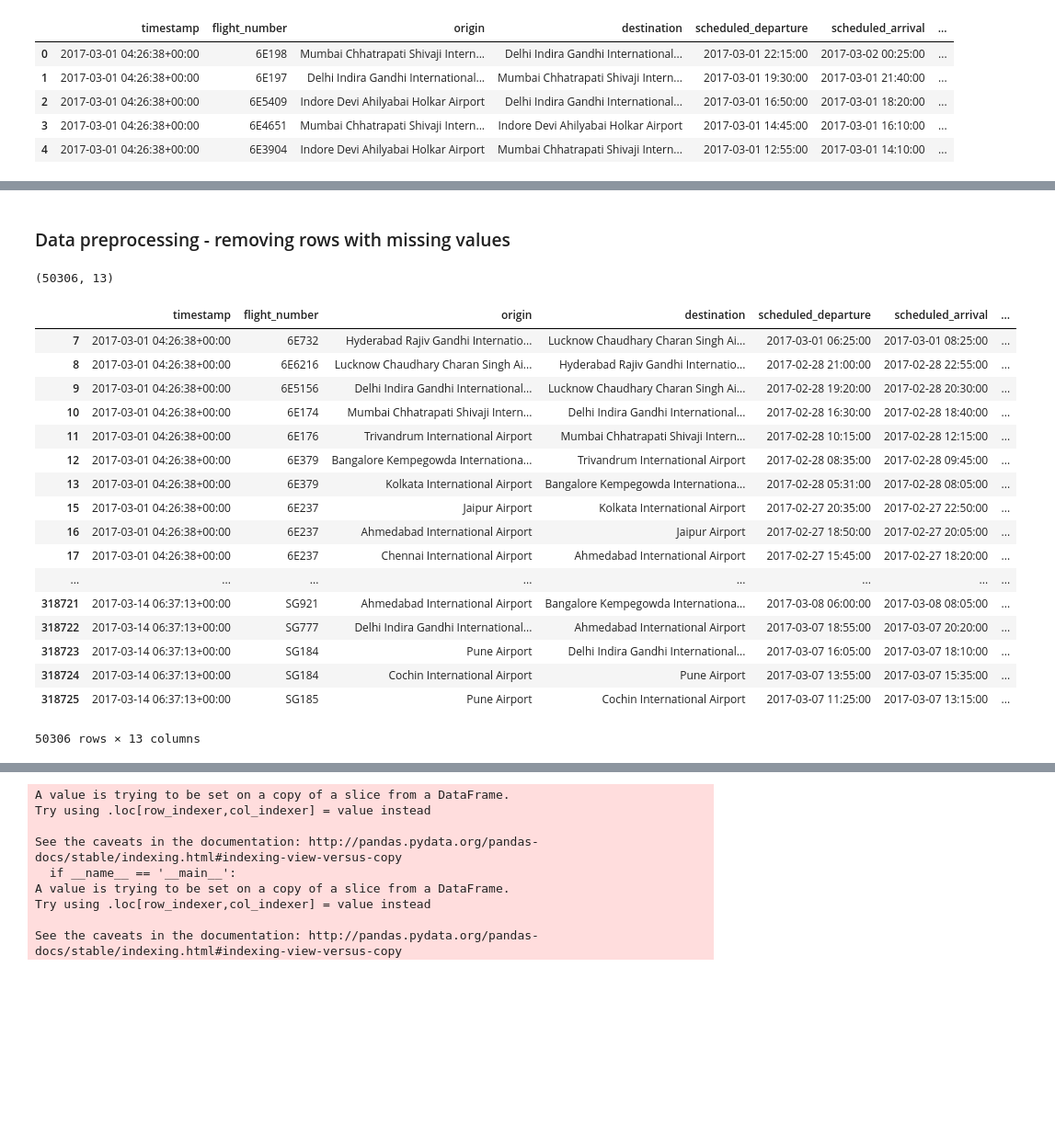
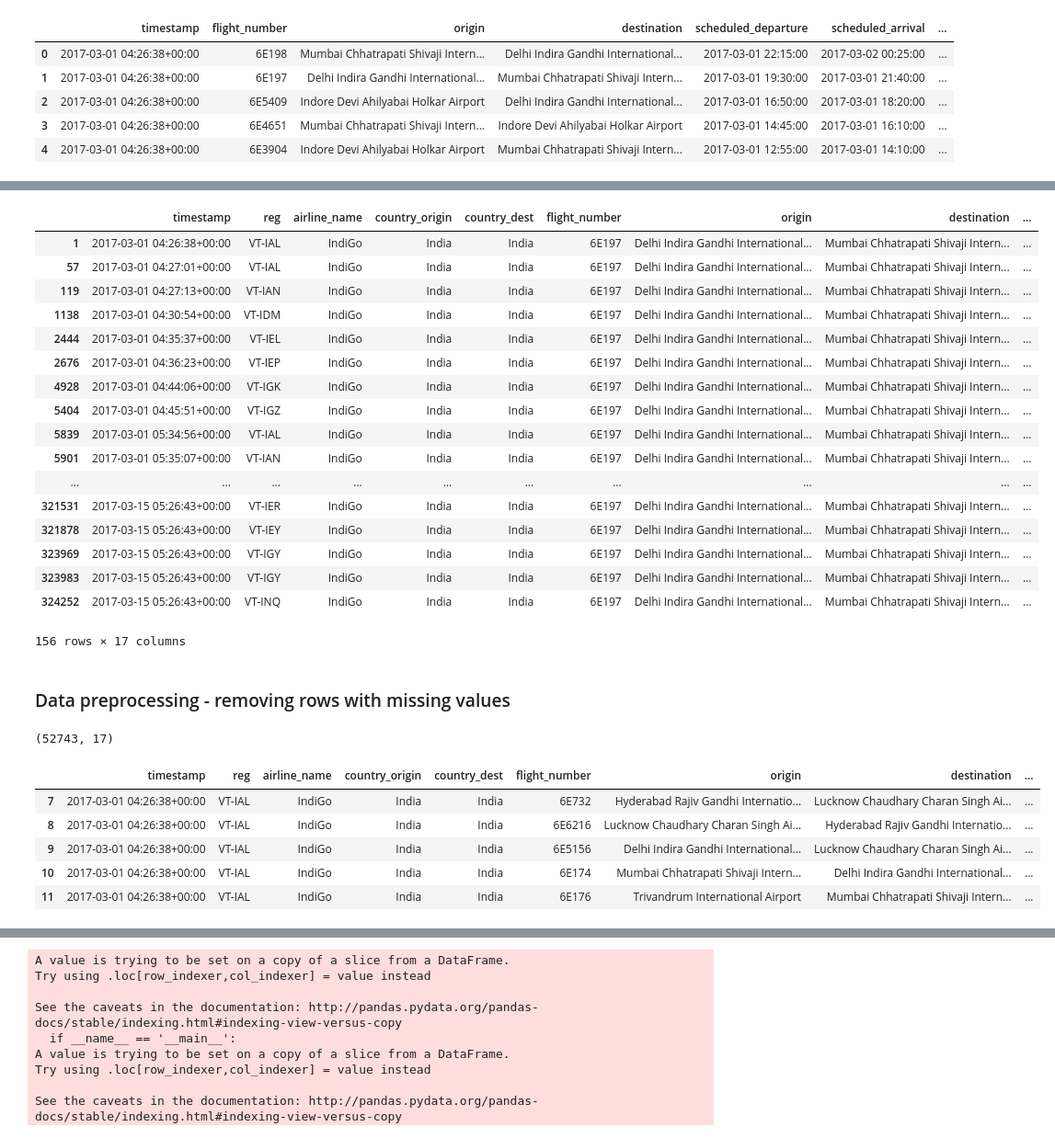
Before and after one commit to paulocoehlo1992/flight, a Jupyter notebook: Getting formatted data from mongoDB.ipynb, the cells around one changed output, grey strips where cells are left out. Shown: that part at 92% size. Drawn from its saved outputs; the diff is of its cells as text; code cells hidden in the pictures; blank space fills up the shorter version.

```diff
--- a/Getting formatted data from mongoDB.ipynb
+++ b/Getting formatted data from mongoDB.ipynb
@@ -127,6 +127,8 @@ def extract(collection):
     distance_travelled=[]
     country_origin=[]
     country_destination=[]
+    airline_name=[]
+    registration=[]
     for item in collection:
         if item['airport']['origin']==None or item['airport']['destination']==None:
             distance_travelled.append("0 km")
@@ -157,8 +159,10 @@ def extract(collection):
 
         if item['airport']['destination']==None:
             destination.append("None")
+            country_destination.append("None")
         else:
             destination.append(item['airport']['destination']['name'])
+            country_destination.append(item['airport']['destination']['position']['country']['name'])
         if item['time']['estimated']['arrival']==None:
             estimated_arrival.append("None")
         else:
@@ -183,6 +187,15 @@ def extract(collection):
             real_departure.append('None')
         else:
             real_departure.append(from_unix_timestamp(item['time']['real']['departure']))
+        # New added code
+        if item['aircraft']['registration']==None:
+            registration.append("None")
+        else:
+            registration.append(item['aircraft']['registration'])
+        if item['airline']==None or item['airline']['name']==None:
+            airline_name.append("None")
+        else:
+            airline_name.append(item['airline']['name'])
         if item['time']['other']['duration']==None:
             duration.append("None")
         else:
@@ -191,9 +204,10 @@ def extract(collection):
 
     df=pd.DataFrame({"timestamp":timestamp,"origin":origin,"destination":destination,"estimated_arrival":estimated_arrival,"estimated_departure":
                 estimated_departure,"real_arrival":real_arrival,"real_departure":real_departure,"scheduled_arrival":scheduled_arrival,"scheduled_departure":
-                scheduled_departure,"flight_number":flight_number,"status":status_text,"duration":duration,"distance_travelled":distance_travelled})
+                scheduled_departure,"flight_number":flight_number,"status":status_text,"duration":duration,"distance_travelled":distance_travelled,
+                    "country_origin":country_origin,"country_dest":country_destination,"reg":registration,"airline_name":airline_name})
 
-    df=df[["timestamp","flight_number","origin","destination","scheduled_departure","scheduled_arrival","estimated_departure","estimated_arrival",
+    df=df[["timestamp","reg","airline_name","country_origin","country_dest","flight_number","origin","destination","scheduled_departure","scheduled_arrival","estimated_departure","estimated_arrival",
       "real_departure","real_arrival","status","duration","distance_travelled"]]
 
     return df
@@ -230,3 +224,24 @@ k.head(20)
+# %%
+k[k.flight_number=="6E197"]
+# %% [output]
+|  | timestamp | reg | airline_name | country_origin | country_dest | flight_number | origin | destination | ... |
+| 1 | 2017-03-01 04:26:38+00:00 | VT-IAL | IndiGo | India | India | 6E197 | Delhi Indira Gandhi International... | Mumbai Chhatrapati Shivaji Intern... | ... |
+| 57 | 2017-03-01 04:27:01+00:00 | VT-IAL | IndiGo | India | India | 6E197 | Delhi Indira Gandhi International... | Mumbai Chhatrapati Shivaji Intern... | ... |
+| 119 | 2017-03-01 04:27:13+00:00 | VT-IAN | IndiGo | India | India | 6E197 | Delhi Indira Gandhi International... | Mumbai Chhatrapati Shivaji Intern... | ... |
+| 1138 | 2017-03-01 04:30:54+00:00 | VT-IDM | IndiGo | India | India | 6E197 | Delhi Indira Gandhi International... | Mumbai Chhatrapati Shivaji Intern... | ... |
+| 2444 | 2017-03-01 04:35:37+00:00 | VT-IEL | IndiGo | India | India | 6E197 | Delhi Indira Gandhi International... | Mumbai Chhatrapati Shivaji Intern... | ... |
+| 2676 | 2017-03-01 04:36:23+00:00 | VT-IEP | IndiGo | India | India | 6E197 | Delhi Indira Gandhi International... | Mumbai Chhatrapati Shivaji Intern... | ... |
+| 4928 | 2017-03-01 04:44:06+00:00 | VT-IGK | IndiGo | India | India | 6E197 | Delhi Indira Gandhi International... | Mumbai Chhatrapati Shivaji Intern... | ... |
+| 5404 | 2017-03-01 04:45:51+00:00 | VT-IGZ | IndiGo | India | India | 6E197 | Delhi Indira Gandhi International... | Mumbai Chhatrapati Shivaji Intern... | ... |
+| 5839 | 2017-03-01 05:34:56+00:00 | VT-IAL | IndiGo | India | India | 6E197 | Delhi Indira Gandhi International... | Mumbai Chhatrapati Shivaji Intern... | ... |
+| 5901 | 2017-03-01 05:35:07+00:00 | VT-IAN | IndiGo | India | India | 6E197 | Delhi Indira Gandhi International... | Mumbai Chhatrapati Shivaji Intern... | ... |
+| ... | ... | ... | ... | ... | ... | ... | ... | ... | ... |
+| 321531 | 2017-03-15 05:26:43+00:00 | VT-IER | IndiGo | India | India | 6E197 | Delhi Indira Gandhi International... | Mumbai Chhatrapati Shivaji Intern... | ... |
+| 321878 | 2017-03-15 05:26:43+00:00 | VT-IEY | IndiGo | India | India | 6E197 | Delhi Indira Gandhi International... | Mumbai Chhatrapati Shivaji Intern... | ... |
+| 323969 | 2017-03-15 05:26:43+00:00 | VT-IGY | IndiGo | India | India | 6E197 | Delhi Indira Gandhi International... | Mumbai Chhatrapati Shivaji Intern... | ... |
+| 323983 | 2017-03-15 05:26:43+00:00 | VT-IGY | IndiGo | India | India | 6E197 | Delhi Indira Gandhi International... | Mumbai Chhatrapati Shivaji Intern... | ... |
+| 324252 | 2017-03-15 05:26:43+00:00 | VT-INQ | IndiGo | India | India | 6E197 | Delhi Indira Gandhi International... | Mumbai Chhatrapati Shivaji Intern... | ... |
+156 rows × 17 columns
 # %% [markdown]
 ### Data preprocessing - removing rows with missing values
 # %%
@@ -240,28 +255,16 @@ new_data=data.drop_duplicates(subset=["flight_number","origin","destination","sc
 # %%
 new_data.shape
 # %% [output]
-(50306, 13)
+(52743, 17)
 # %%
-new_data
+new_data.head()
 # %% [output]
-|  | timestamp | flight_number | origin | destination | scheduled_departure | scheduled_arrival | ... |
-| 7 | 2017-03-01 04:26:38+00:00 | 6E732 | Hyderabad Rajiv Gandhi Internatio... | Lucknow Chaudhary Charan Singh Ai... | 2017-03-01 06:25:00 | 2017-03-01 08:25:00 | ... |
-| 8 | 2017-03-01 04:26:38+00:00 | 6E6216 | Lucknow Chaudhary Charan Singh Ai... | Hyderabad Rajiv Gandhi Internatio... | 2017-02-28 21:00:00 | 2017-02-28 22:55:00 | ... |
-| 9 | 2017-03-01 04:26:38+00:00 | 6E5156 | Delhi Indira Gandhi International... | Lucknow Chaudhary Charan Singh Ai... | 2017-02-28 19:20:00 | 2017-02-28 20:30:00 | ... |
-| 10 | 2017-03-01 04:26:38+00:00 | 6E174 | Mumbai Chhatrapati Shivaji Intern... | Delhi Indira Gandhi International... | 2017-02-28 16:30:00 | 2017-02-28 18:40:00 | ... |
-| 11 | 2017-03-01 04:26:38+00:00 | 6E176 | Trivandrum International Airport | Mumbai Chhatrapati Shivaji Intern... | 2017-02-28 10:15:00 | 2017-02-28 12:15:00 | ... |
-| 12 | 2017-03-01 04:26:38+00:00 | 6E379 | Bangalore Kempegowda Internationa... | Trivandrum International Airport | 2017-02-28 08:35:00 | 2017-02-28 09:45:00 | ... |
-| 13 | 2017-03-01 04:26:38+00:00 | 6E379 | Kolkata International Airport | Bangalore Kempegowda Internationa... | 2017-02-28 05:31:00 | 2017-02-28 08:05:00 | ... |
-| 15 | 2017-03-01 04:26:38+00:00 | 6E237 | Jaipur Airport | Kolkata International Airport | 2017-02-27 20:35:00 | 2017-02-27 22:50:00 | ... |
-| 16 | 2017-03-01 04:26:38+00:00 | 6E237 | Ahmedabad International Airport | Jaipur Airport | 2017-02-27 18:50:00 | 2017-02-27 20:05:00 | ... |
-| 17 | 2017-03-01 04:26:38+00:00 | 6E237 | Chennai International Airport | Ahmedabad International Airport | 2017-02-27 15:45:00 | 2017-02-27 18:20:00 | ... |
-| ... | ... | ... | ... | ... | ... | ... | ... |
-| 318721 | 2017-03-14 06:37:13+00:00 | SG921 | Ahmedabad International Airport | Bangalore Kempegowda Internationa... | 2017-03-08 06:00:00 | 2017-03-08 08:05:00 | ... |
-| 318722 | 2017-03-14 06:37:13+00:00 | SG777 | Delhi Indira Gandhi International... | Ahmedabad International Airport | 2017-03-07 18:55:00 | 2017-03-07 20:20:00 | ... |
-| 318723 | 2017-03-14 06:37:13+00:00 | SG184 | Pune Airport | Delhi Indira Gandhi International... | 2017-03-07 16:05:00 | 2017-03-07 18:10:00 | ... |
-| 318724 | 2017-03-14 06:37:13+00:00 | SG184 | Cochin International Airport | Pune Airport | 2017-03-07 13:55:00 | 2017-03-07 15:35:00 | ... |
-| 318725 | 2017-03-14 06:37:13+00:00 | SG185 | Pune Airport | Cochin International Airport | 2017-03-07 11:25:00 | 2017-03-07 13:15:00 | ... |
+|  | timestamp | reg | airline_name | country_origin | country_dest | flight_number | origin | destination | ... |
+| 7 | 2017-03-01 04:26:38+00:00 | VT-IAL | IndiGo | India | India | 6E732 | Hyderabad Rajiv Gandhi Internatio... | Lucknow Chaudhary Charan Singh Ai... | ... |
+| 8 | 2017-03-01 04:26:38+00:00 | VT-IAL | IndiGo | India | India | 6E6216 | Lucknow Chaudhary Charan Singh Ai... | Hyderabad Rajiv Gandhi Internatio... | ... |
+| 9 | 2017-03-01 04:26:38+00:00 | VT-IAL | IndiGo | India | India | 6E5156 | Delhi Indira Gandhi International... | Lucknow Chaudhary Charan Singh Ai... | ... |
+| 10 | 2017-03-01 04:26:38+00:00 | VT-IAL | IndiGo | India | India | 6E174 | Mumbai Chhatrapati Shivaji Intern... | Delhi Indira Gandhi International... | ... |
+| 11 | 2017-03-01 04:26:38+00:00 | VT-IAL | IndiGo | India | India | 6E176 | Trivandrum International Airport | Mumbai Chhatrapati Shivaji Intern... | ... |
-50306 rows × 13 columns
 # %%
 # writing to csv , uncomment the code for the same
 #new_data.to_csv("refined_data.csv")
```
Also changed, not shown: parts of 26 cells of this notebook.
